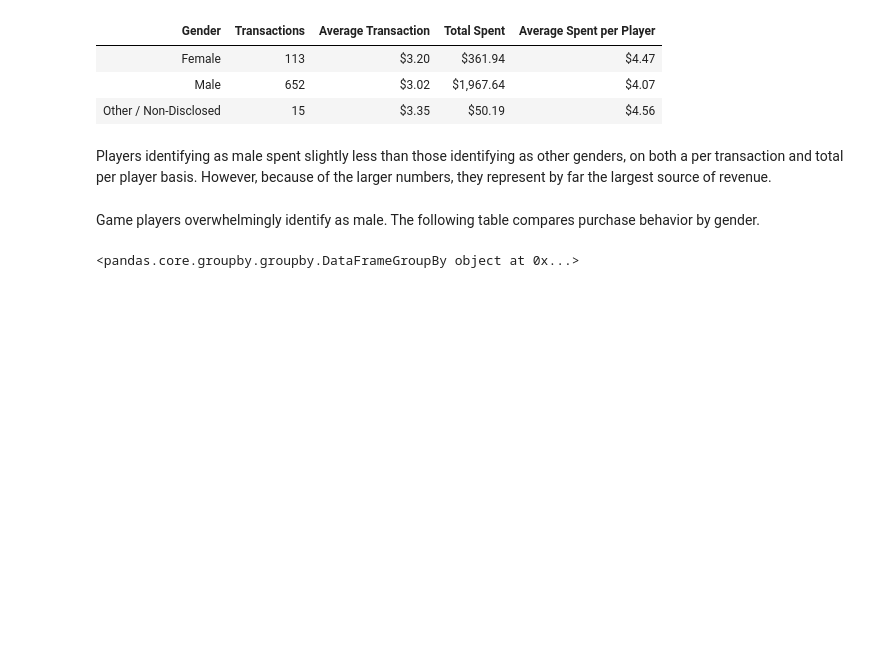
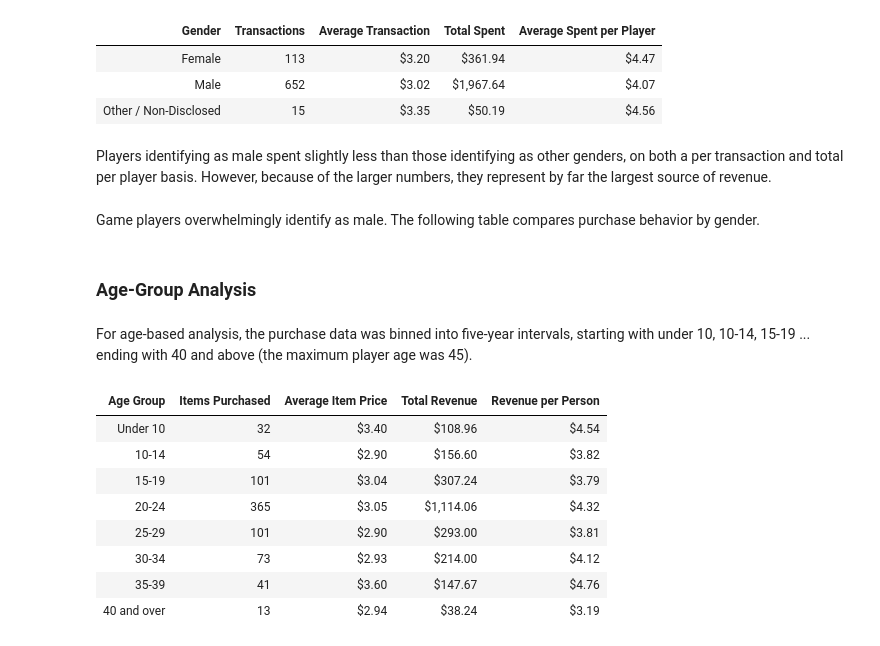
Before and after one commit to andrewguenthner/UCBX, a Jupyter notebook: Assignment 4 - Due 20 Mar/pymoli_analysis.ipynb, the cells around one changed output. Drawn from its saved outputs; the diff is of its cells as text; code cells hidden in the pictures; blank space fills up the shorter version.

```diff
--- a/Assignment 4 - Due 20 Mar/pymoli_analysis.ipynb
+++ b/Assignment 4 - Due 20 Mar/pymoli_analysis.ipynb
@@ -141,8 +141,38 @@ merge_by_gender2.style.hide_index()
 Players identifying as male spent slightly less than those identifying as other genders, on both a per transaction and total per player basis.  However, because of the larger numbers, they represent by far the largest source of revenue.
 # %% [markdown]
 Game players overwhelmingly identify as male.  The following table compares purchase behavior by gender.
-# %%
-gen_group = purchase_df.groupby('Gender')
-gen_group['']
-# %% [output]
-<pandas.core.groupby.groupby.DataFrameGroupBy object at 0x...>
+# %% [markdown]
+### Age-Group Analysis
+# %% [markdown]
+For age-based analysis, the purchase data was binned into five-year intervals, starting with under 10, 10-14, 15-19 ... ending with 40 and above (the maximum player age was 45).
+# %%
+# Set up bind and labels for age groups
+bins = [0, 10, 15, 19, 24, 29, 34, 39, 46]
+age_labels = ['Under 10','10-14', '15-19', '20-24', '25-29', '30-34', '35-39', '40 and over']
+# Create age groups designation and append to DataFrame
+purchase_df['Age Group'] = pd.cut(purchase_df.Age,bins,labels=age_labels)
+# Create groupby with age groups
+purch_by_agegroup = purchase_df.groupby('Age Group')
+# Start a new DataFrame with a re-labeled column head, showing count of items purchased by age group
+purchase_byage_df = pd.DataFrame(purch_by_agegroup['Purchase ID'].count().reset_index().rename(columns={"Purchase ID":"Items Purchased"}))
+# Make new columns with average price and total spend by age group
+merge3 = purchase_byage_df.merge(pd.DataFrame(purch_by_agegroup['Price'].mean().rename('Average Item Price')), on='Age Group', how='outer')
+purchase_byage_df = merge3.merge(pd.DataFrame(purch_by_agegroup['Price'].sum().rename('Total Revenue')), on='Age Group', how='outer')
+# Make one new column with average spend per person
+perperson_spend_by_age = purchase_df.groupby('Age Group').apply(lambda grp : grp.Price.sum() / grp.SN.nunique())
+purchase_byage_df = purchase_byage_df.merge(pd.DataFrame(perperson_spend_by_age.rename('Revenue per Person')), on='Age Group', how='outer')
+# Clean up the column formats for display
+purchase_byage_df['Average Item Price'] = purchase_byage_df['Average Item Price'].map('${:,.2f}'.format)
+purchase_byage_df['Total Revenue'] = purchase_byage_df['Total Revenue'].map('${:,.2f}'.format)
+purchase_byage_df['Revenue per Person'] = purchase_byage_df['Revenue per Person'].map('${:,.2f}'.format)
+purchase_byage_df.style.hide_index()
+# %% [output]
+| Age Group | Items Purchased | Average Item Price | Total Revenue | Revenue per Person |
+| Under 10 | 32 | $3.40 | $108.96 | $4.54 |
+| 10-14 | 54 | $2.90 | $156.60 | $3.82 |
+| 15-19 | 101 | $3.04 | $307.24 | $3.79 |
+| 20-24 | 365 | $3.05 | $1,114.06 | $4.32 |
+| 25-29 | 101 | $2.90 | $293.00 | $3.81 |
+| 30-34 | 73 | $2.93 | $214.00 | $4.12 |
+| 35-39 | 41 | $3.60 | $147.67 | $4.76 |
+| 40 and over | 13 | $2.94 | $38.24 | $3.19 |
```
Also changed, not shown: parts of 14 cells of this notebook, 5 other files.
